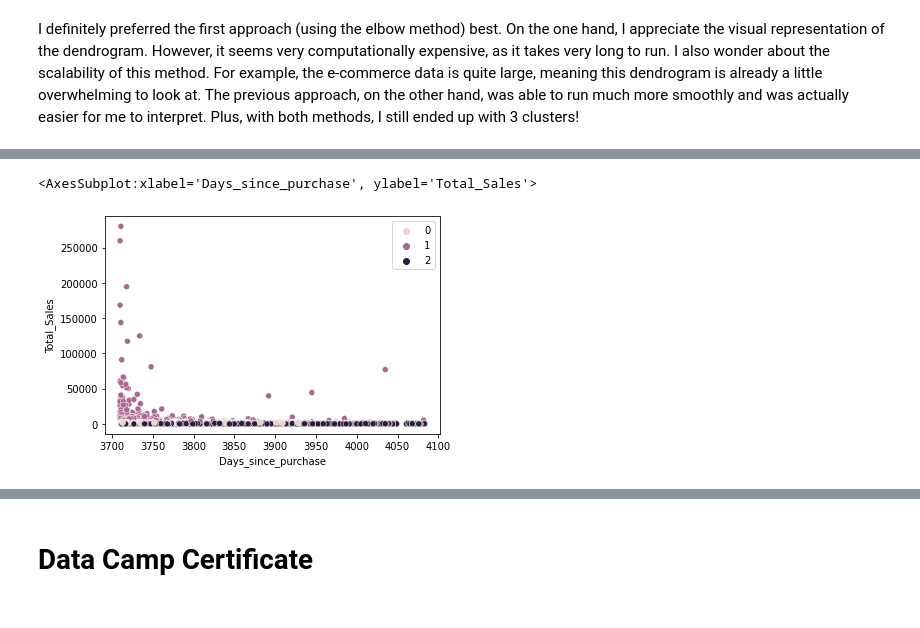
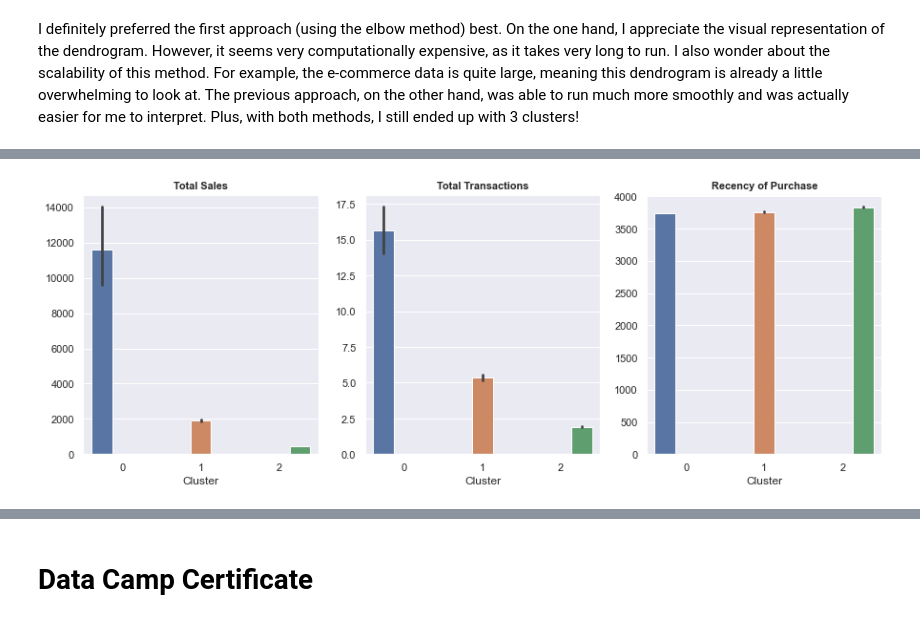
Before and after one commit to artolon/HW19-Unsupervised-Learning, a Jupyter notebook: Homework19.ipynb, the cells around one changed output, grey strips where cells are left out. Cells and saved outputs as stored; diff of their text form; code cells hidden in the pictures.

```diff
--- a/Homework19.ipynb
+++ b/Homework19.ipynb
@@ -453,6 +469,33 @@ customer_df.sort_values('cluster')
 4338 rows × 7 columns
 # %%
-sns.scatterplot(x='Days_since_purchase', y='Total_Sales', data=customer_df, hue=cluster)
+# Visualize our customer segments
+
+# Set up plots
+fig, axes = plt.subplots(1,3, figsize=(15,5))
+
+
+# Set up bar plots in each subplot
+sns.barplot(x='cluster', y='Total_Sales', hue='cluster', data=customer_df, ax=axes[0])
+sns.barplot(x='cluster', y='Total_Transactions', hue='cluster', data=customer_df, ax=axes[1])
+sns.barplot(x='cluster', y='Days_since_purchase', hue='cluster', data=customer_df, ax=axes[2])
+
+# Format the axes
+axes[0].set_title('Total Sales', size=11, weight='bold')
+axes[0].set_xlabel('Cluster')
+axes[0].set_ylabel('')
+axes[0].get_legend().remove()
+
+axes[1].set_title('Total Transactions', size=11, weight='bold')
+axes[1].set_xlabel('Cluster')
+axes[1].set_ylabel('')
+axes[1].get_legend().remove()
+
+axes[2].set_title('Recency of Purchase', size=11, weight='bold')
+axes[2].set_xlabel('Cluster')
+axes[2].set_ylabel('')
+axes[2].get_legend().remove()
+
+# Show plot
+plt.show()
 # %% [output]
-<AxesSubplot:xlabel='Days_since_purchase', ylabel='Total_Sales'>
-[figure, old version]
+[figure, new version]
```
Also changed, not shown: parts of 7 cells of this notebook.
